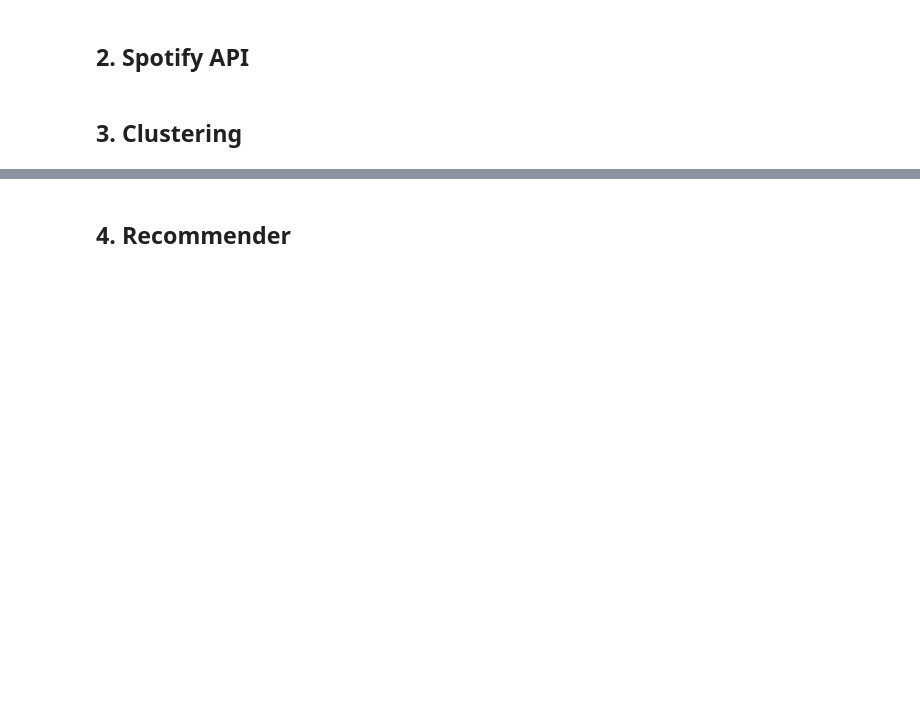
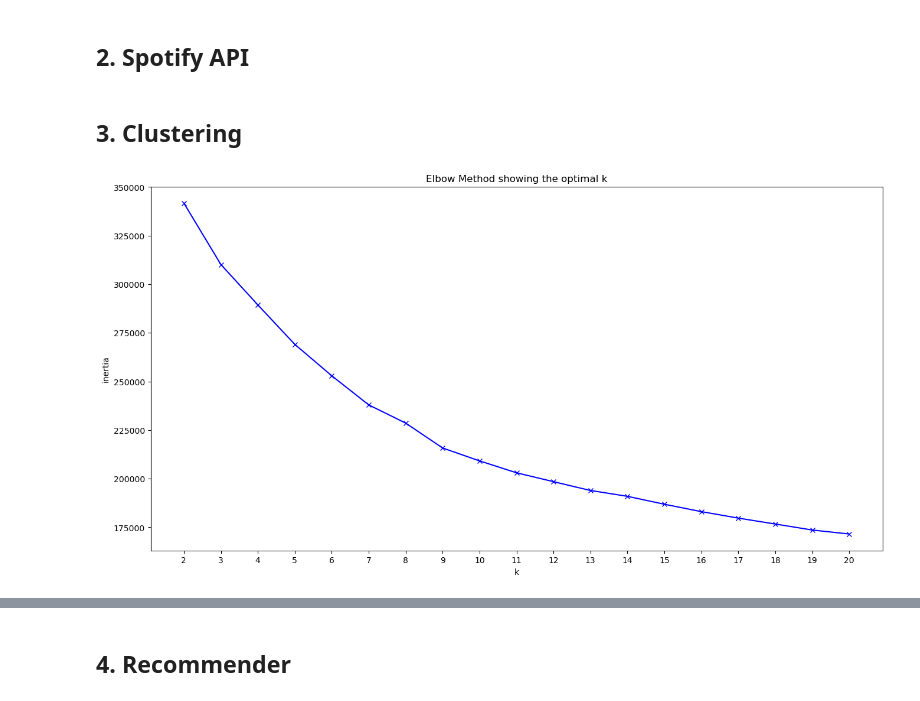
Before and after one commit to vlad-lis/ML-song-recommender, a Jupyter notebook: Song recommender.ipynb, the cells around one changed output, grey strips where cells are left out. Drawn from its saved outputs; the diff is of its cells as text; code cells hidden in the pictures; blank space fills up the shorter version.

```diff
--- a/Song recommender.ipynb
+++ b/Song recommender.ipynb
@@ -126,7 +126,7 @@ def to_df(playlist_id):
 # df.drop_duplicates(inplace=True, ignore_index=True)
 # df.to_csv('data.csv', index=False)
 
-#df = pd.read_csv('data.csv')
+df = pd.read_csv('data.csv')
 # %% [markdown]
 ## 3. Clustering
 # %%
@@ -143,24 +143,26 @@ def get_scaled_features(df):
 # %%
 # draw plot for elbow method
 def draw_elbow(scaled_features):
     cluster_range = range(2, 21)
     inertia = []
 
     for i in cluster_range:
         kmeans = KMeans(n_clusters=i, random_state=1234)
         kmeans.fit(scaled_features)
         inertia.append(kmeans.inertia_)
 
     plt.figure(figsize=(16, 8))
     plt.plot(cluster_range, inertia, 'bx-')
     plt.xlabel('k')
     plt.ylabel('inertia')
     plt.xticks(np.arange(min(cluster_range), max(cluster_range)+1, 1.0))
     plt.title('Elbow Method showing the optimal k')
 
 
-#scaled_features = get_scaled_features(df)
-#draw_elbow(scaled_features)  # k = 8-9
+scaled_features = get_scaled_features(df)
+draw_elbow(scaled_features)  # k = 8-9
+# %% [output]
+[figure, added]
 # %%
 # draw plot for silhouette method
 def draw_silhouette(scaled_features):
```
Also changed, not shown: parts of 2 cells of this notebook, 4 other files.
